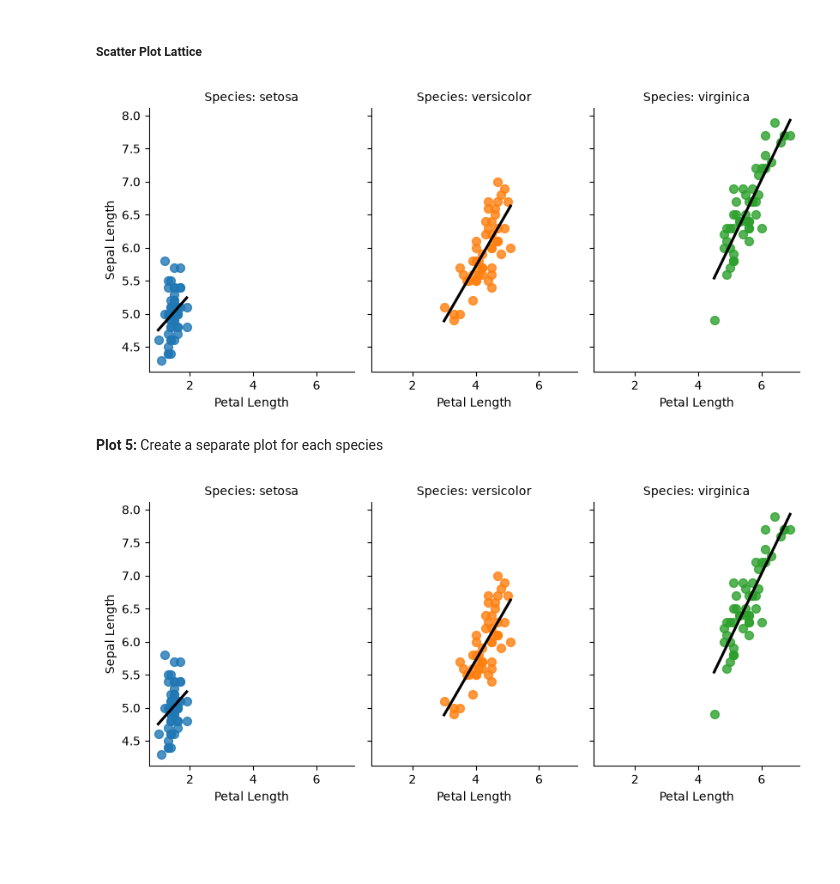
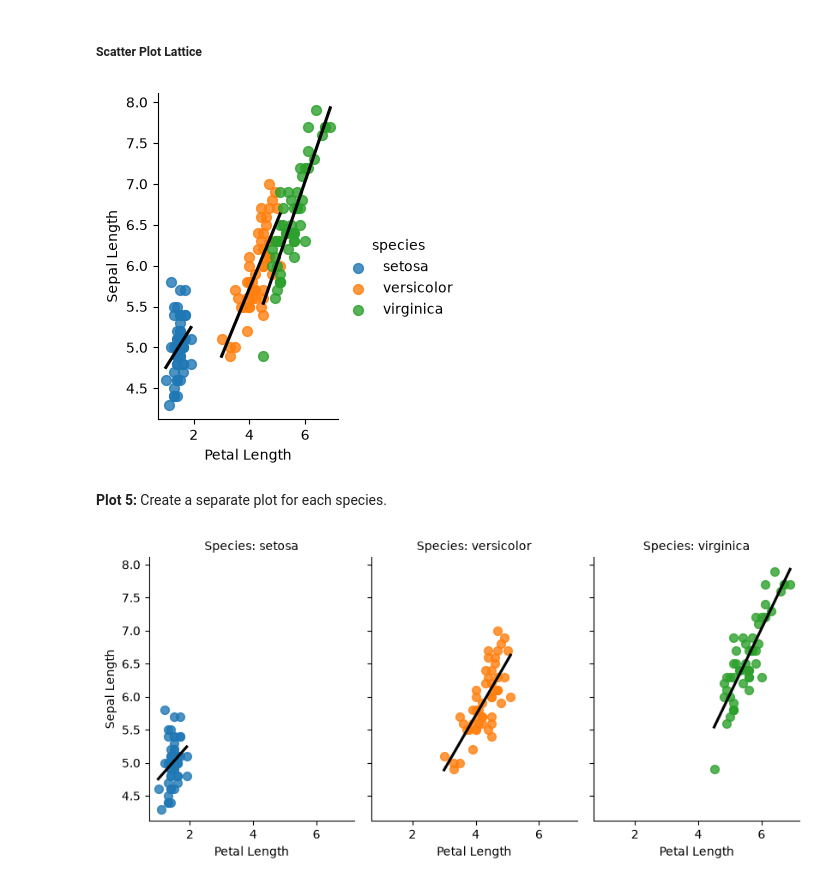
Before and after one commit to dungp-dsai/data-visualization-gta, a Jupyter notebook: workshop_2/ws_2_python_solution.ipynb, the cells around one changed output. Saved outputs shown, nothing was run; the diff lists cells and outputs as text; code cells hidden in the pictures; blank space fills up the shorter version.

```diff
--- a/workshop_2/ws_2_python_solution.ipynb
+++ b/workshop_2/ws_2_python_solution.ipynb
@@ -113,19 +111,19 @@ plt.show()
 ##### Scatter Plot Lattice
 # %%
 # Create a faceted scatter plot lattice with a smoothing line
-g = sns.lmplot(x='petal_length', y='sepal_length', col='species', hue='species', data=iris,
+g = sns.lmplot(x='petal_length', y='sepal_length', hue='species', data=iris,
                height=4, aspect=0.7, scatter_kws={'s': 50}, line_kws={'color': 'black'}, ci=None)
 
 # Customize the scales and titles
 g.set_axis_labels('Petal Length', 'Sepal Length')
 g.set_titles('Species: {col_name}')
 
 # Show the plot
 plt.show()
 # %% [output]
-[figure, old version]
+[figure, new version]
 # %% [markdown]
-**Plot 5:** Create a separate plot for each species
+**Plot 5:** Create a separate plot for each species.
 # %%
 # Create a faceted scatter plot lattice with a smoothing line
 g = sns.lmplot(x='petal_length', y='sepal_length', col='species', hue='species', data=iris,
```
Also changed, not shown: parts of 13 cells of this notebook, 2 other files.
